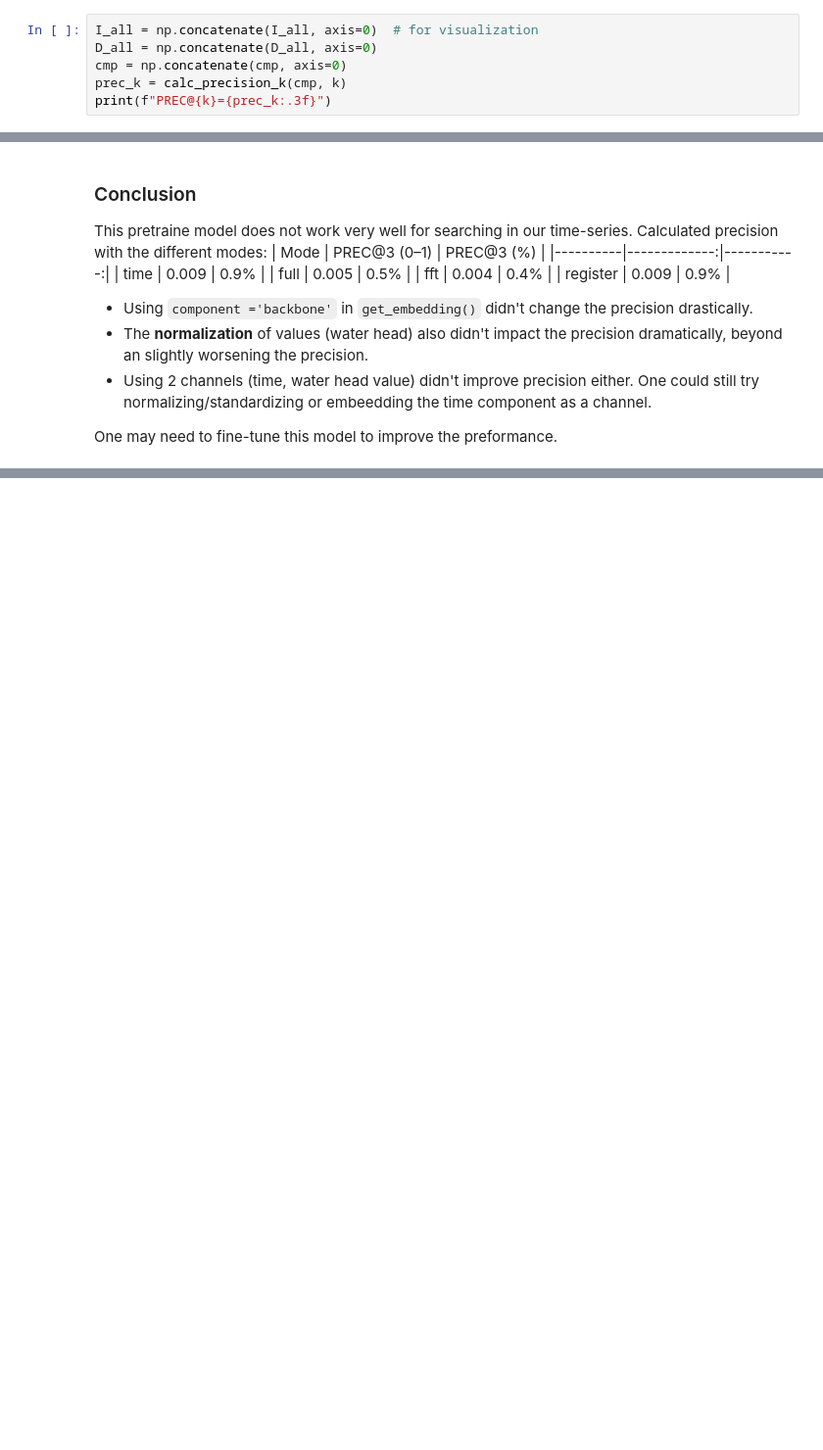
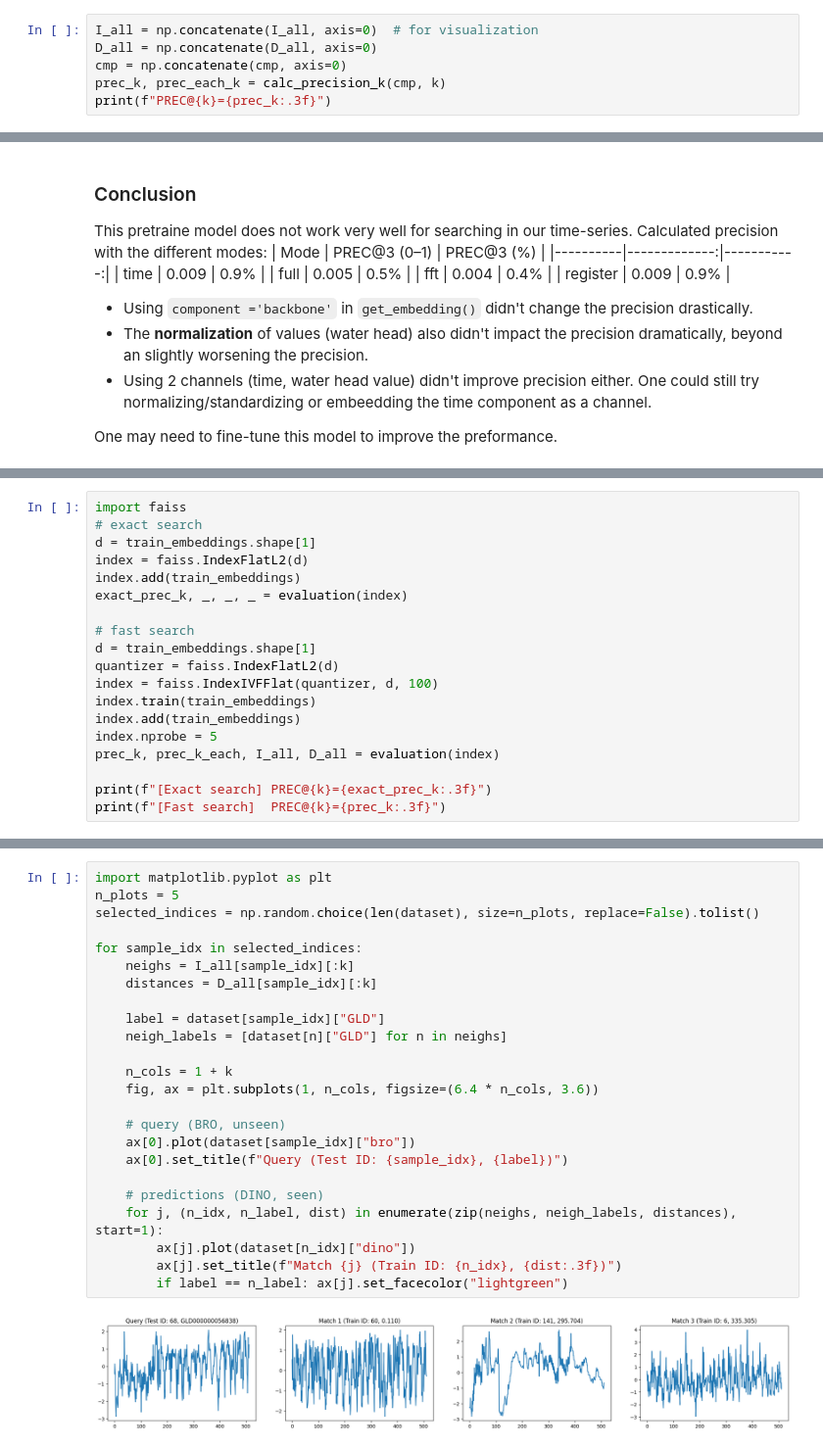
Before and after one commit to luisaforozco/exploration_gw_time_series, a Jupyter notebook: notebooks/methods/tspulse_test.ipynb, the cells around one changed output, grey strips where cells are left out. Shown at 98% size. Saved outputs shown, nothing was run; the diff lists cells and outputs as text; blank space fills up the shorter version.

Commit message:
Add faiss search to tspulse notebook

```diff
--- a/notebooks/methods/tspulse_test.ipynb
+++ b/notebooks/methods/tspulse_test.ipynb
@@ -224,6 +226,6 @@ def calc_precision_k(cmp, k):
 I_all = np.concatenate(I_all, axis=0)  # for visualization
 D_all = np.concatenate(D_all, axis=0)
 cmp = np.concatenate(cmp, axis=0)
-prec_k = calc_precision_k(cmp, k)
+prec_k, prec_each_k = calc_precision_k(cmp, k)
 print(f"PREC@{k}={prec_k:.3f}")
 # %% [output]
@@ -279,0 +304,19 @@ One may need to fine-tune this model to improve the preformance.
+# %%
+import faiss
+# exact search
+d = train_embeddings.shape[1]
+index = faiss.IndexFlatL2(d)
+index.add(train_embeddings)
+exact_prec_k, _, _, _ = evaluation(index)
+
+# fast search
+d = train_embeddings.shape[1]
+quantizer = faiss.IndexFlatL2(d)
+index = faiss.IndexIVFFlat(quantizer, d, 100)
+index.train(train_embeddings)
+index.add(train_embeddings)
+index.nprobe = 5
+prec_k, prec_k_each, I_all, D_all = evaluation(index)
+
+print(f"[Exact search] PREC@{k}={exact_prec_k:.3f}")
+print(f"[Fast search]  PREC@{k}={prec_k:.3f}")
@@ -279,0 +327,26 @@ One may need to fine-tune this model to improve the preformance.
+# %%
+import matplotlib.pyplot as plt
+n_plots = 5
+selected_indices = np.random.choice(len(dataset), size=n_plots, replace=False).tolist()
+
+for sample_idx in selected_indices:
+    neighs = I_all[sample_idx][:k]
+    distances = D_all[sample_idx][:k]
+
+    label = dataset[sample_idx]["GLD"]
+    neigh_labels = [dataset[n]["GLD"] for n in neighs]
+
+    n_cols = 1 + k
+    fig, ax = plt.subplots(1, n_cols, figsize=(6.4 * n_cols, 3.6))
+
+    # query (BRO, unseen)
+    ax[0].plot(dataset[sample_idx]["bro"])
+    ax[0].set_title(f"Query (Test ID: {sample_idx}, {label})")
+
+    # predictions (DINO, seen)
+    for j, (n_idx, n_label, dist) in enumerate(zip(neighs, neigh_labels, distances), start=1):
+        ax[j].plot(dataset[n_idx]["dino"])
+        ax[j].set_title(f"Match {j} (Train ID: {n_idx}, {dist:.3f})")
+        if label == n_label: ax[j].set_facecolor("lightgreen")
+# %% [output]
+[figure, added]
```
Also changed, not shown: parts of 9 cells of this notebook, 3 other files.
